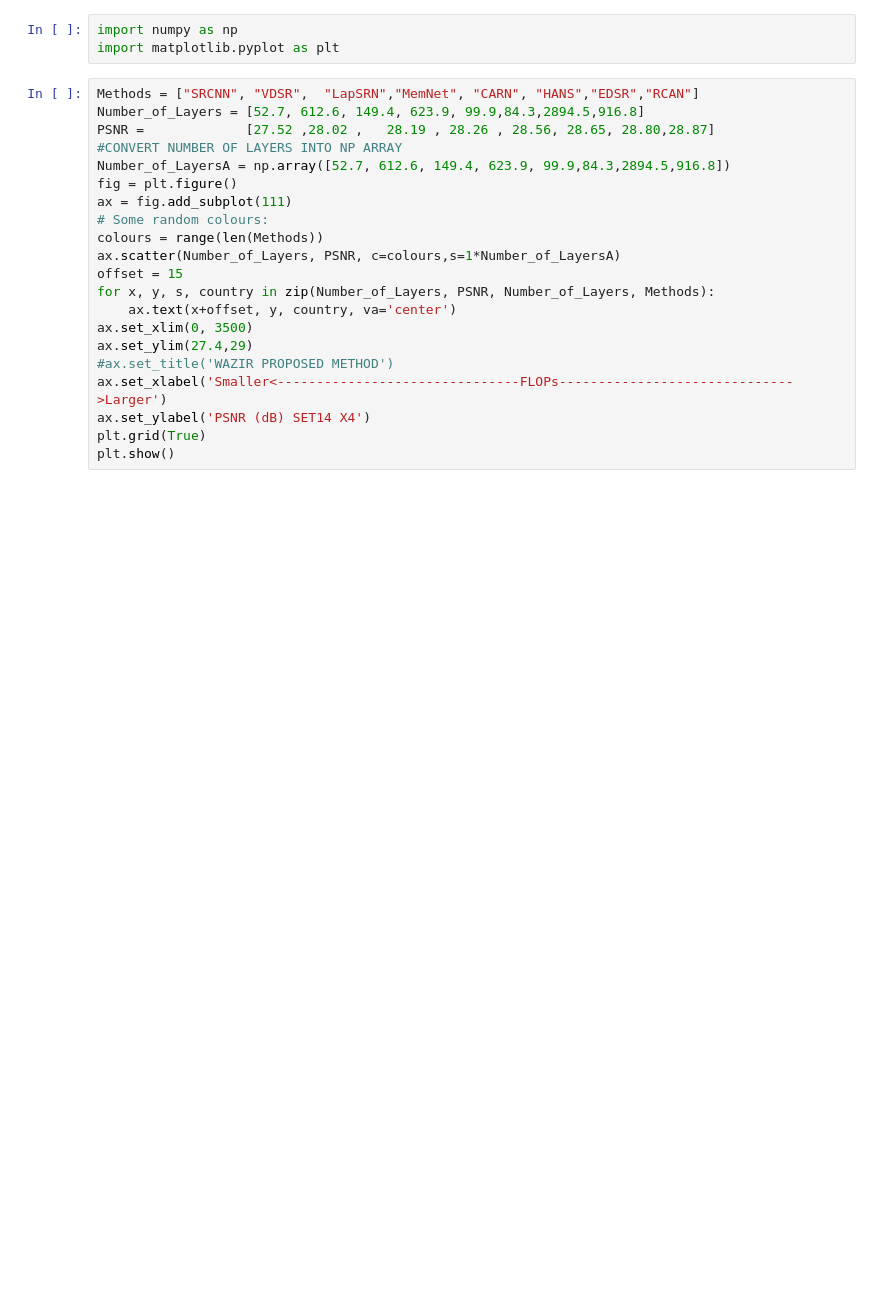
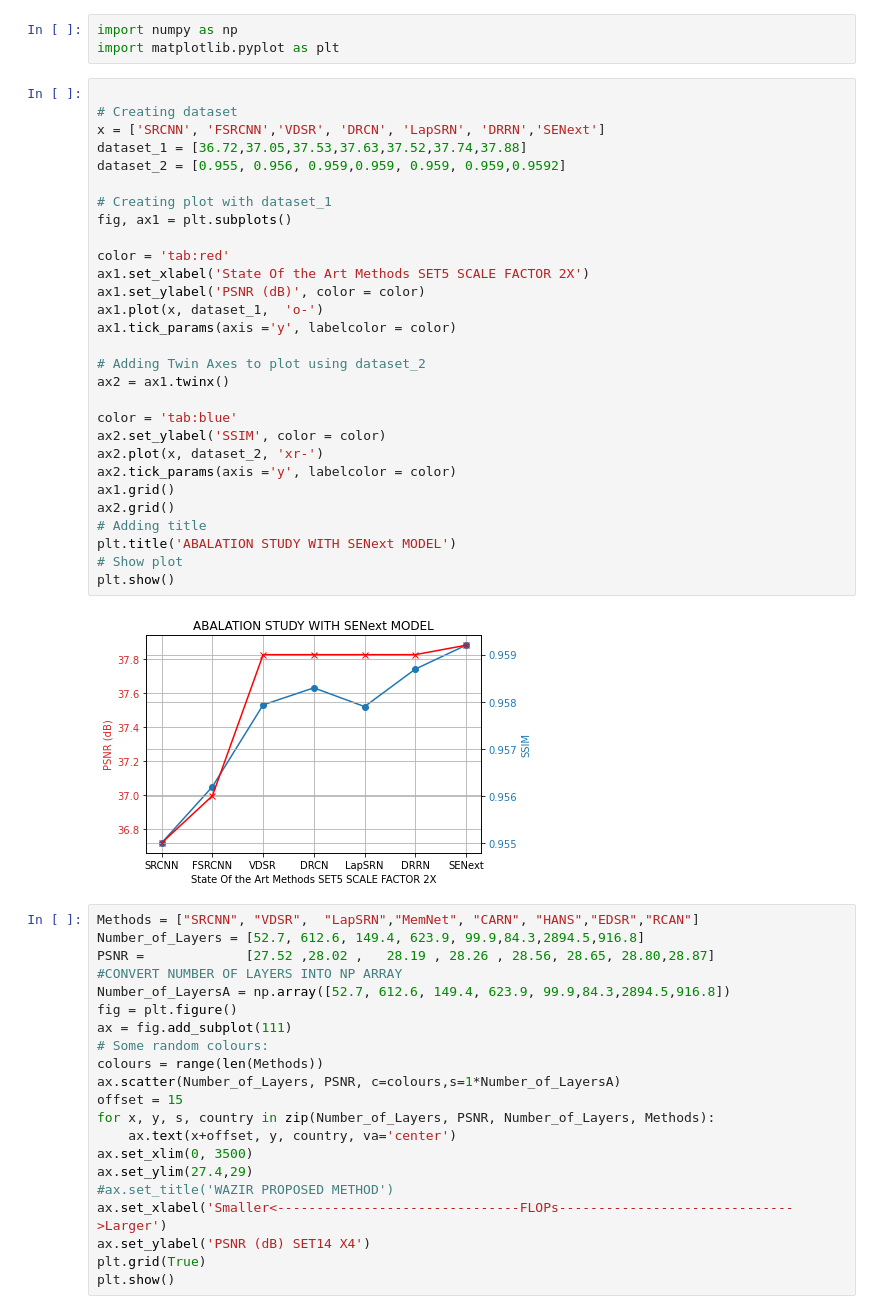
Before and after one commit to niazwazir/Google-Colab, a Jupyter notebook: GRAPH_FLOPS_SCALE4.ipynb, the cells around one changed output. Cells and saved outputs as stored; diff of their text form; blank space fills up the shorter version.

```diff
--- a/GRAPH_FLOPS_SCALE4.ipynb
+++ b/GRAPH_FLOPS_SCALE4.ipynb
@@ -1,6 +1,37 @@
 # %%
 import numpy as np
 import matplotlib.pyplot as plt
+# %%
+
+# Creating dataset
+x = ['SRCNN', 'FSRCNN','VDSR', 'DRCN', 'LapSRN', 'DRRN','SENext']
+dataset_1 = [36.72,37.05,37.53,37.63,37.52,37.74,37.88]
+dataset_2 = [0.955, 0.956, 0.959,0.959, 0.959, 0.959,0.9592]
+
+# Creating plot with dataset_1
+fig, ax1 = plt.subplots()
+
+color = 'tab:red'
+ax1.set_xlabel('State Of the Art Methods SET5 SCALE FACTOR 2X')
+ax1.set_ylabel('PSNR (dB)', color = color)
+ax1.plot(x, dataset_1,  'o-')
+ax1.tick_params(axis ='y', labelcolor = color)
+
+# Adding Twin Axes to plot using dataset_2
+ax2 = ax1.twinx()
+
+color = 'tab:blue'
+ax2.set_ylabel('SSIM', color = color)
+ax2.plot(x, dataset_2, 'xr-')
+ax2.tick_params(axis ='y', labelcolor = color)
+ax1.grid()
+ax2.grid()
+# Adding title
+plt.title('ABALATION STUDY WITH SENext MODEL')
+# Show plot
+plt.show()
+# %% [output]
+[figure, added]
 # %%
 Methods = ["SRCNN", "VDSR",  "LapSRN","MemNet", "CARN", "HANS","EDSR","RCAN"]
 Number_of_Layers = [52.7, 612.6, 149.4, 623.9, 99.9,84.3,2894.5,916.8]
```
